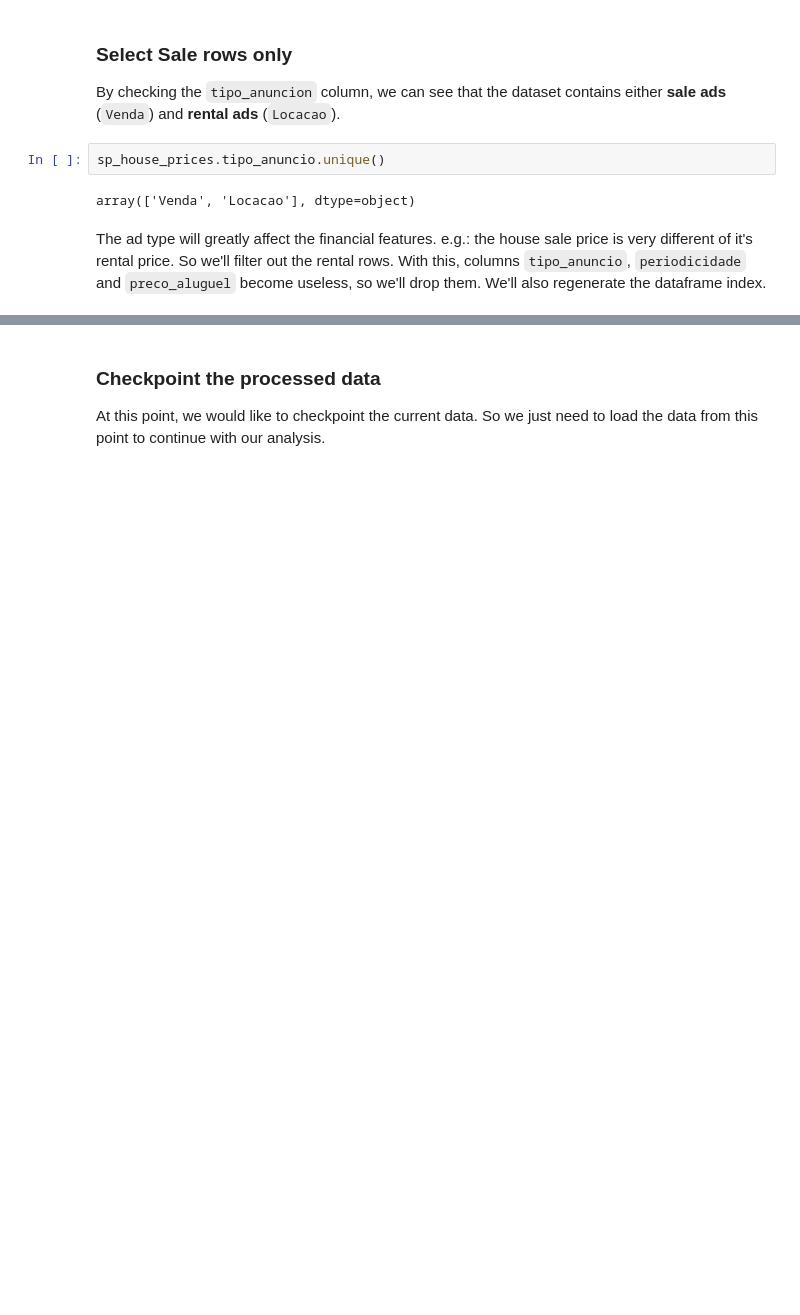
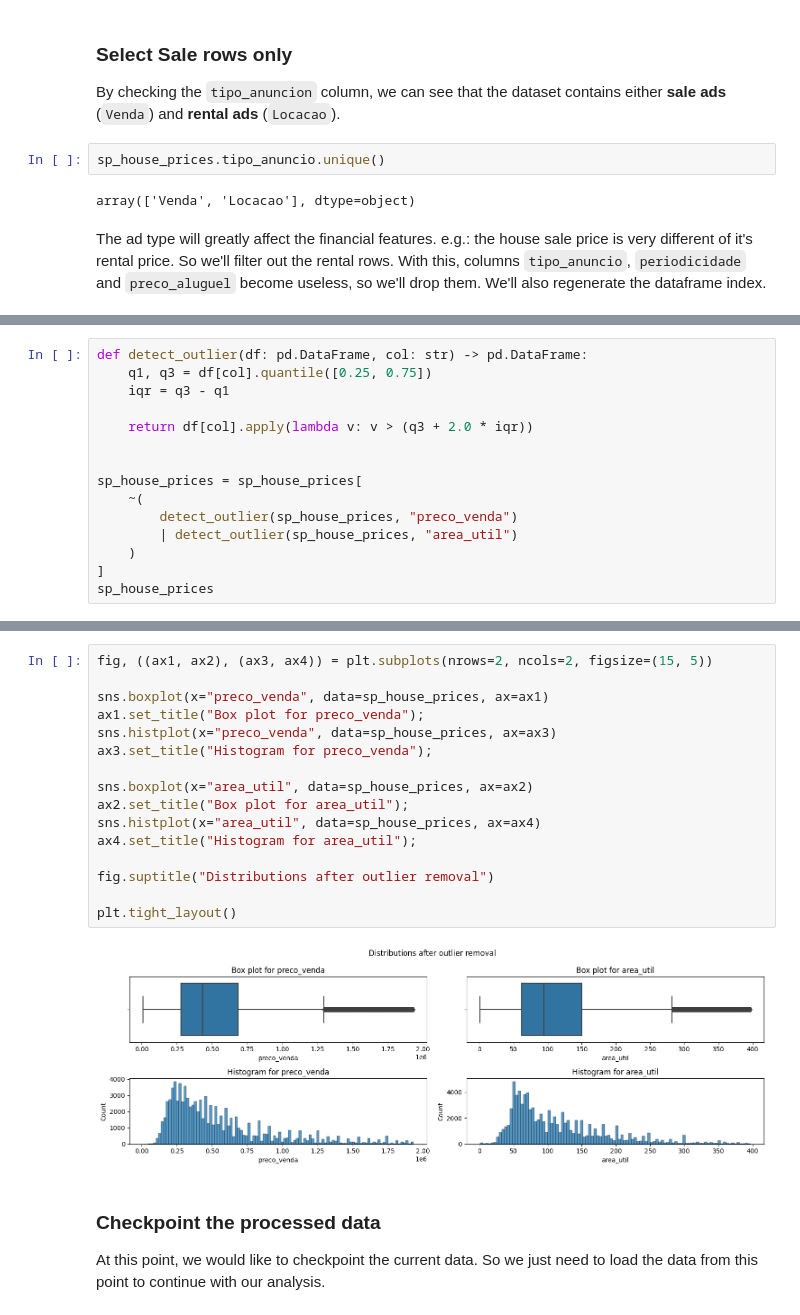
Before and after one commit to TheCamilovisk/HousePricePredictionApp, a Jupyter notebook: notebooks/01-exploratory-data-analysis.ipynb, the cells around one changed output, grey strips where cells are left out. Drawn from its saved outputs; the diff is of its cells as text; blank space fills up the shorter version.

```diff
--- a/notebooks/01-exploratory-data-analysis.ipynb
+++ b/notebooks/01-exploratory-data-analysis.ipynb
@@ -217,0 +322,15 @@ sp_house_prices.head()
+# %%
+def detect_outlier(df: pd.DataFrame, col: str) -> pd.DataFrame:
+    q1, q3 = df[col].quantile([0.25, 0.75])
+    iqr = q3 - q1
+
+    return df[col].apply(lambda v: v > (q3 + 2.0 * iqr))
+
+
+sp_house_prices = sp_house_prices[
+    ~(
+        detect_outlier(sp_house_prices, "preco_venda")
+        | detect_outlier(sp_house_prices, "area_util")
+    )
+]
+sp_house_prices
@@ -218,3 +351,21 @@ sp_house_prices.head()
+# %%
+fig, ((ax1, ax2), (ax3, ax4)) = plt.subplots(nrows=2, ncols=2, figsize=(15, 5))
+
+sns.boxplot(x="preco_venda", data=sp_house_prices, ax=ax1)
+ax1.set_title("Box plot for preco_venda");
+sns.histplot(x="preco_venda", data=sp_house_prices, ax=ax3)
+ax3.set_title("Histogram for preco_venda");
+
+sns.boxplot(x="area_util", data=sp_house_prices, ax=ax2)
+ax2.set_title("Box plot for area_util");
+sns.histplot(x="area_util", data=sp_house_prices, ax=ax4)
+ax4.set_title("Histogram for area_util");
+
+fig.suptitle("Distributions after outlier removal")
+
+plt.tight_layout()
+# %% [output]
+[figure, added]
 # %% [markdown]
 ### Checkpoint the processed data
 
```
Also changed, not shown: parts of 11 cells of this notebook.
